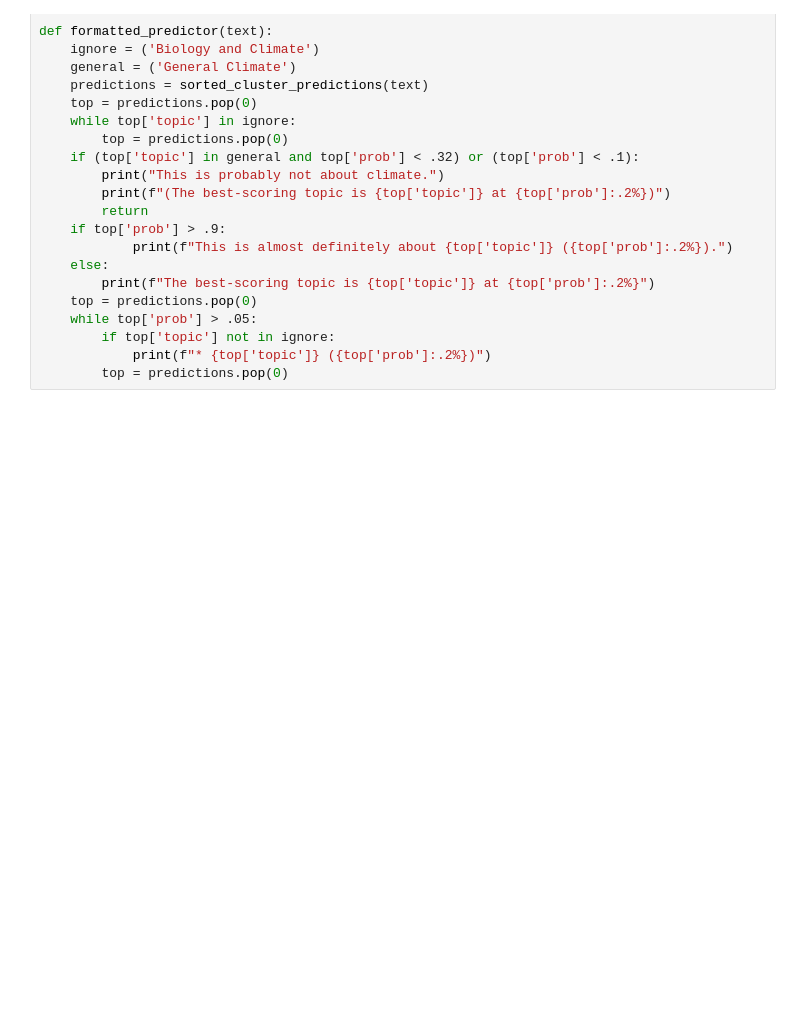
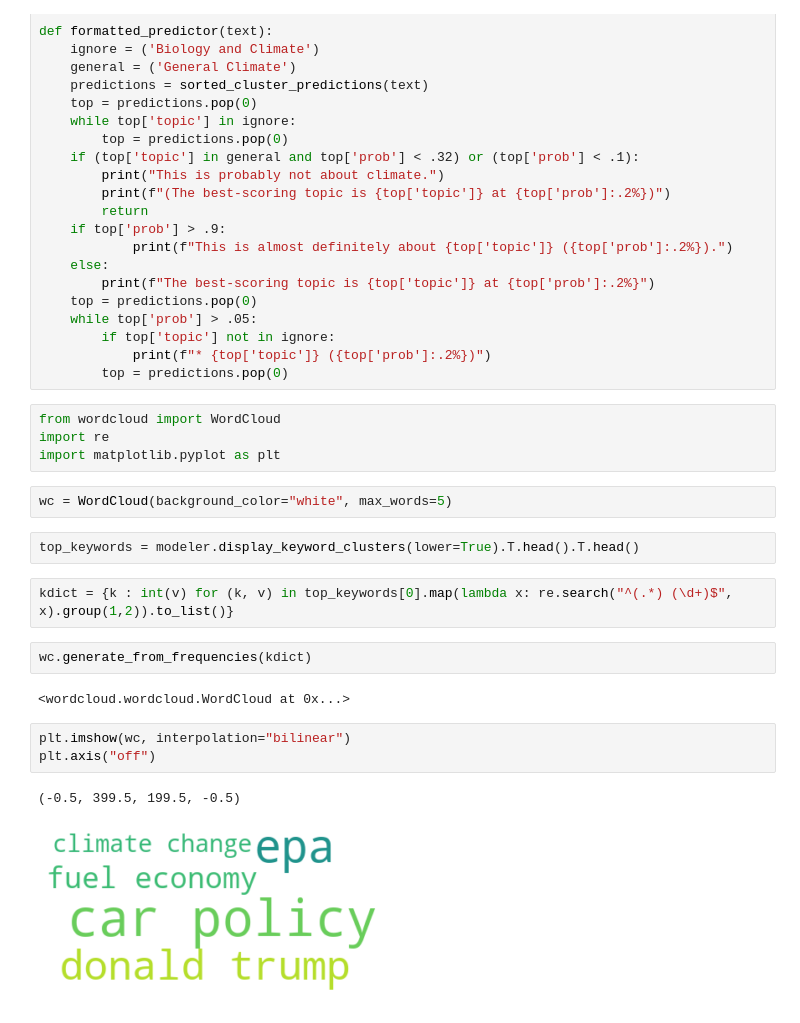
Before and after one commit to climatebrad/gndnews, a Jupyter notebook: newsifier.ipynb, the cells around one changed output. Cells and saved outputs as stored; diff of their text form; blank space fills up the shorter version.

```diff
--- a/newsifier.ipynb
+++ b/newsifier.ipynb
@@ -76,3 +77,23 @@ def formatted_predictor(text):
         if top['topic'] not in ignore:
             print(f"* {top['topic']} ({top['prob']:.2%})")
         top = predictions.pop(0)
+# %%
+from wordcloud import WordCloud
+import re
+import matplotlib.pyplot as plt
+# %%
+wc = WordCloud(background_color="white", max_words=5)
+# %%
+top_keywords = modeler.display_keyword_clusters(lower=True).T.head().T.head()
+# %%
+kdict = {k : int(v) for (k, v) in top_keywords[0].map(lambda x: re.search("^(.*) (\d+)$", x).group(1,2)).to_list()}
+# %%
+wc.generate_from_frequencies(kdict)
+# %% [output]
+<wordcloud.wordcloud.WordCloud at 0x...>
+# %%
+plt.imshow(wc, interpolation="bilinear")
+plt.axis("off")
+# %% [output]
+(-0.5, 399.5, 199.5, -0.5)
+[figure, added]
```
Also changed, not shown: parts of 1 cell of this notebook, 6 other files.
